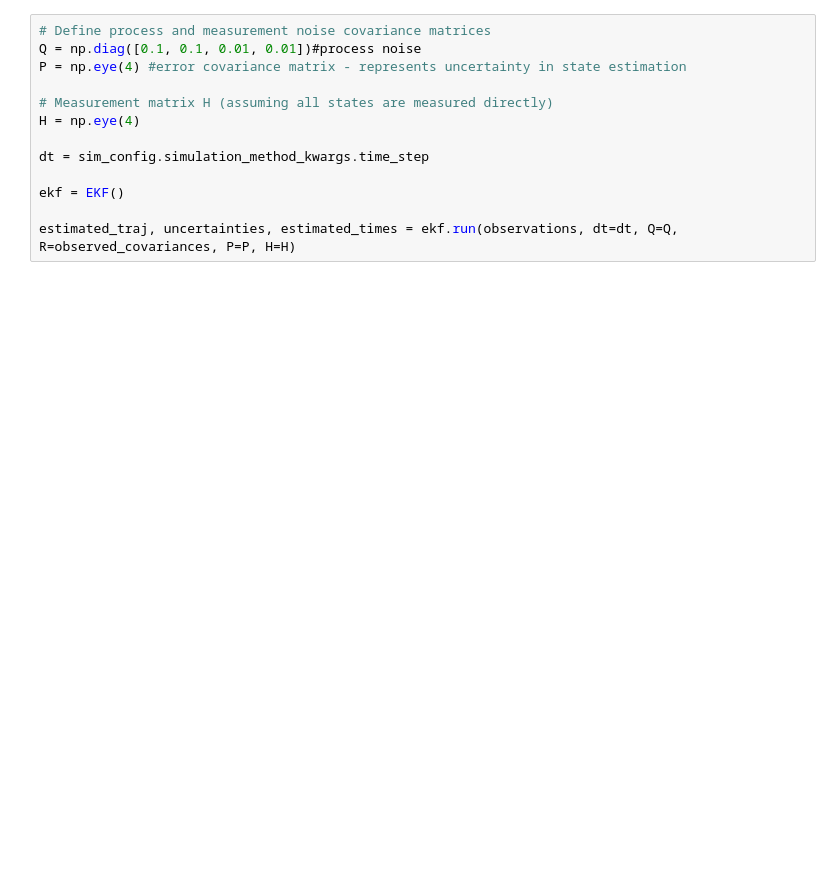
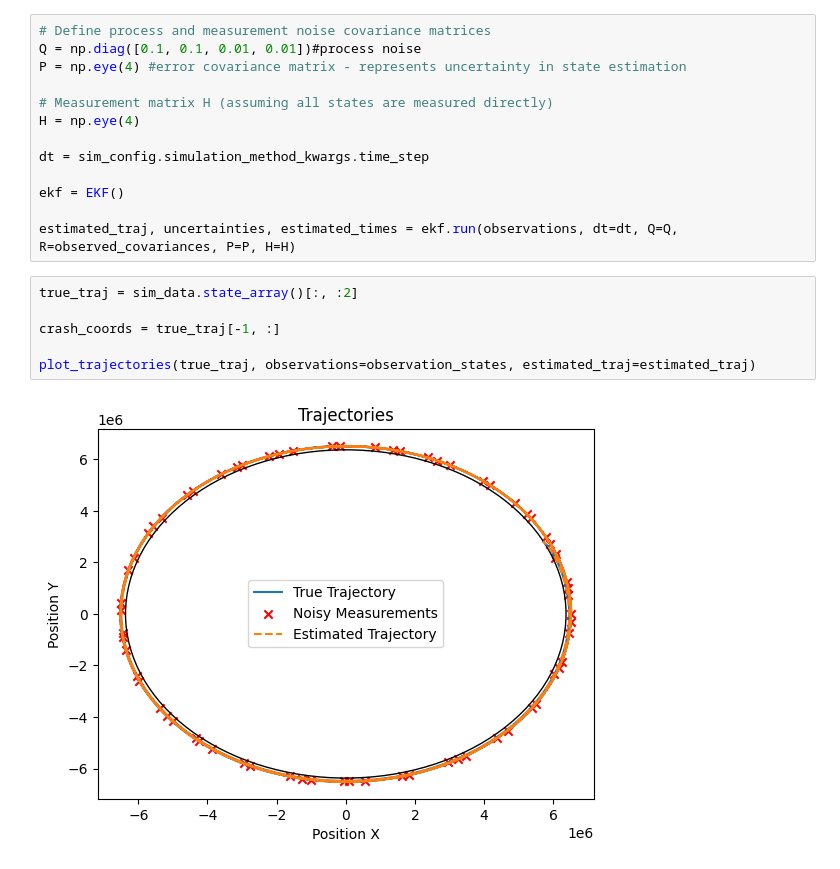
Before and after one commit to brendanbennett/deorbiter, a Jupyter notebook: examples/report.ipynb, the cells around one changed output. Cells and saved outputs as stored; diff of their text form; blank space fills up the shorter version.

Commit message:
update observation plot

```diff
--- a/examples/report.ipynb
+++ b/examples/report.ipynb
@@ -58,3 +58,11 @@ dt = sim_config.simulation_method_kwargs.time_step
 ekf = EKF()
 
 estimated_traj, uncertainties, estimated_times = ekf.run(observations, dt=dt, Q=Q, R=observed_covariances, P=P, H=H)
+# %%
+true_traj = sim_data.state_array()[:, :2]
+
+crash_coords = true_traj[-1, :]
+
+plot_trajectories(true_traj, observations=observation_states, estimated_traj=estimated_traj)
+# %% [output]
+[figure, added]
```
Also changed, not shown: parts of 1 cell of this notebook, 1 other file.
